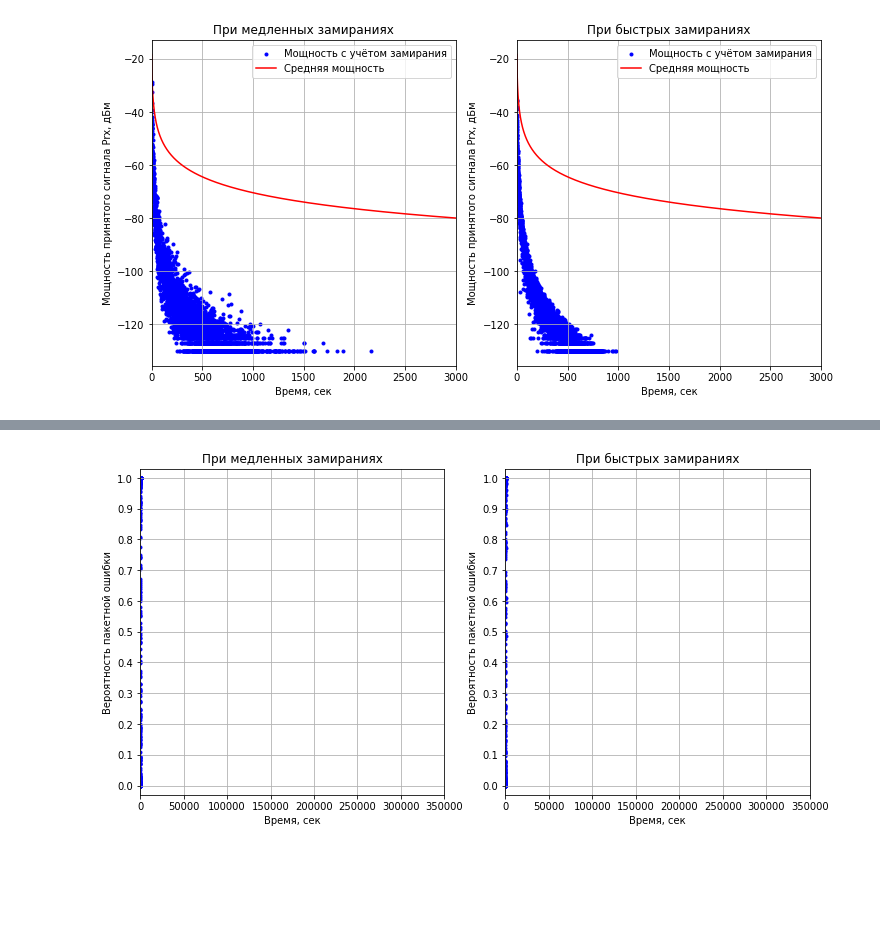
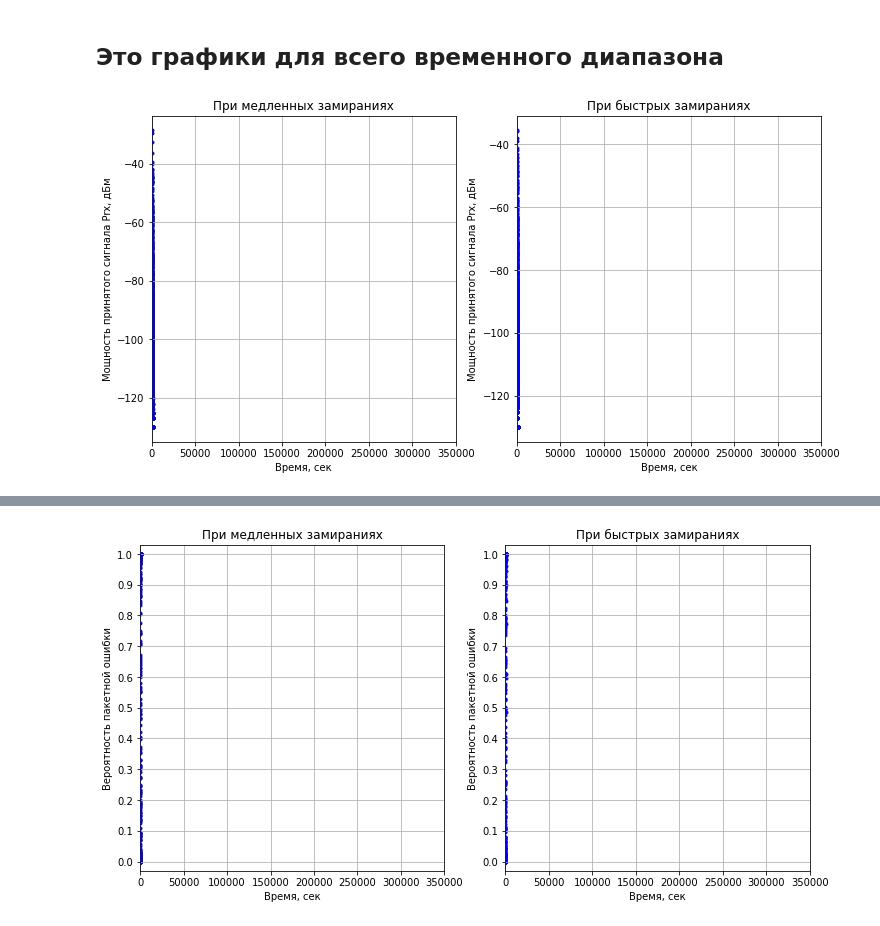
Before and after one commit to bringmetohappiness/IU3-Wireless-Technologies-in-Information-Systems, a Jupyter notebook: Lab2/modified2 plots.ipynb, the cells around one changed output, grey strips where cells are left out. Drawn from its saved outputs; the diff is of its cells as text; code cells hidden in the pictures; blank space fills up the shorter version.

Commit message:
доработал ЛР2
Убрал из графиков среднюю мощность.
Для модифицированной системы с удвоенными параметрами построил дополнительные графики с ограниченным временным диапазоном.

```diff
--- a/Lab2/modified2 plots.ipynb
+++ b/Lab2/modified2 plots.ipynb
@@ -43,5 +36,7 @@ def Vt_to_dBm(Vt):
 def times_to_dB(times):
     return 10 * math.log10(times)
+# %% [markdown]
+## Это графики для всего временного диапазона
 # %%
 TIME = 350000
 
@@ -49,45 +44,35 @@ TIME = 350000
 ln_reception_power_df = pd.read_csv(LN_RECEPTION_POWER_PATH, header=None)
 ln_times = []
 ln_reception_powers = []
 for time, power in zip(ln_reception_power_df[0].tolist(), ln_reception_power_df[1].tolist()):
     if power:
         ln_times.append(time)
         ln_reception_powers.append(Vt_to_dBm(power))
 # полученные Rician
 r_reception_power_df = pd.read_csv(R_RECEPTION_POWER_PATH, header=None)
 r_times = []
 r_reception_powers = []
 for time, power in zip(r_reception_power_df[0].tolist(), r_reception_power_df[1].tolist()):
     if power:
         r_times.append(time)
         r_reception_powers.append(Vt_to_dBm(power))
-# аналитически рассчитанные
-p_rx = [P_rx(i) for i in range(TIME + 1)]
-p_rx = [Vt_to_dBm(i) for i in p_rx]
-times = [i for i in range(TIME + 1)]
 
 
 fig, axes = plt.subplots(1, 2, figsize=(12, 6))
 axes[0].set_title('При медленных замираниях')
-axes[0].scatter(ln_times, ln_reception_powers, marker='.', color='blue', label='Мощность с учётом замирания')
-axes[0].plot(times, p_rx, color='red', label='Средняя мощность')
+axes[0].scatter(ln_times, ln_reception_powers, marker='.', color='blue')
 axes[0].grid(True)
-axes[0].set_xlim(0, 3000)
-# axes[0].set_ylim(-140, -15)
-axes[0].legend()
+axes[0].set_xlim(0, TIME)
 axes[0].set_xlabel('Время, сек')
 axes[0].set_ylabel('Мощность принятого сигнала Prx, дБм')
 
 axes[1].set_title('При быстрых замираниях')
-axes[1].scatter(r_times, r_reception_powers, marker='.', color='blue', label='Мощность с учётом замирания')
-axes[1].plot(times, p_rx, color='red', label='Средняя мощность')
+axes[1].scatter(r_times, r_reception_powers, marker='.', color='blue')
 axes[1].grid(True)
-axes[1].set_xlim(0, 3000)
-# axes[1].set_ylim(-140, -15)
-axes[1].legend()
+axes[1].set_xlim(0, TIME)
 axes[1].set_xlabel('Время, сек')
 axes[1].set_ylabel('Мощность принятого сигнала Prx, дБм')
 
 plt.show()
 # %% [output]
-[figure, old version]
+[figure, new version]
```
Also changed, not shown: parts of 7 cells of this notebook, 3 other files.
